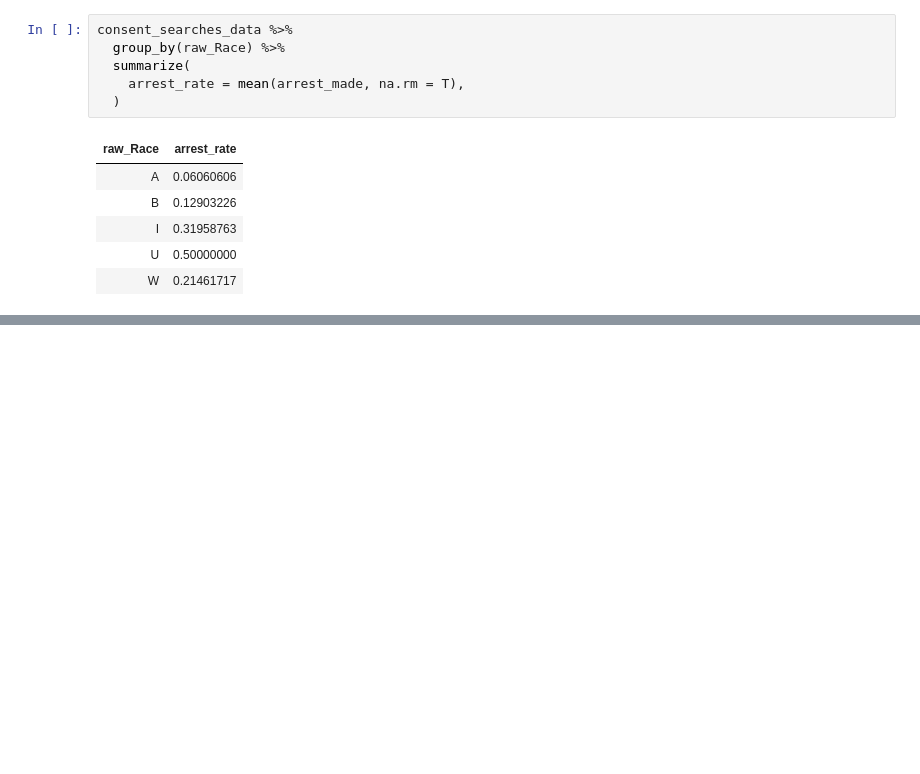
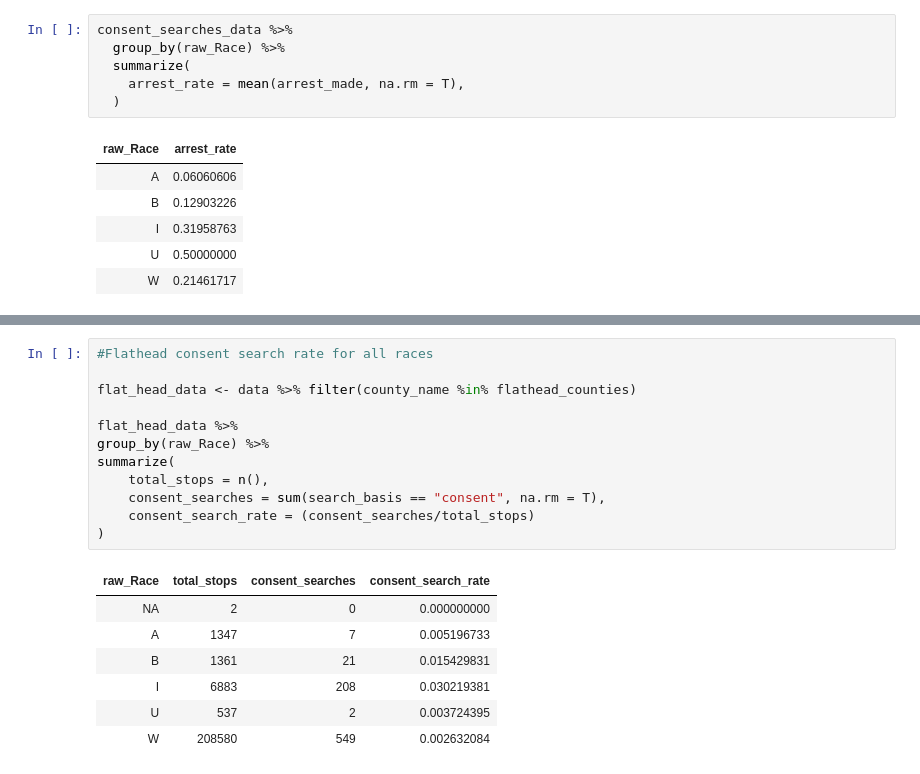
Before and after one commit to mattkiefer/biglocalpolicing, a Jupyter notebook: bulletproofing.ipynb, the cells around one changed output, grey strips where cells are left out. Drawn from its saved outputs; the diff is of its cells as text; blank space fills up the shorter version.

```diff
--- a/bulletproofing.ipynb
+++ b/bulletproofing.ipynb
@@ -346,0 +379,20 @@ consent_searches_data %>%
+# %%
+#Flathead consent search rate for all races
+
+flat_head_data <- data %>% filter(county_name %in% flathead_counties)
+
+flat_head_data %>%
+group_by(raw_Race) %>%
+summarize(
+    total_stops = n(),
+    consent_searches = sum(search_basis == "consent", na.rm = T),
+    consent_search_rate = (consent_searches/total_stops)
+)
+# %% [output]
+| raw_Race | total_stops | consent_searches | consent_search_rate |
+| NA | 2 | 0 | 0.000000000 |
+| A | 1347 | 7 | 0.005196733 |
+| B | 1361 | 21 | 0.015429831 |
+| I | 6883 | 208 | 0.030219381 |
+| U | 537 | 2 | 0.003724395 |
+| W | 208580 | 549 | 0.002632084 |
```
Also changed, not shown: parts of 5 cells of this notebook.
